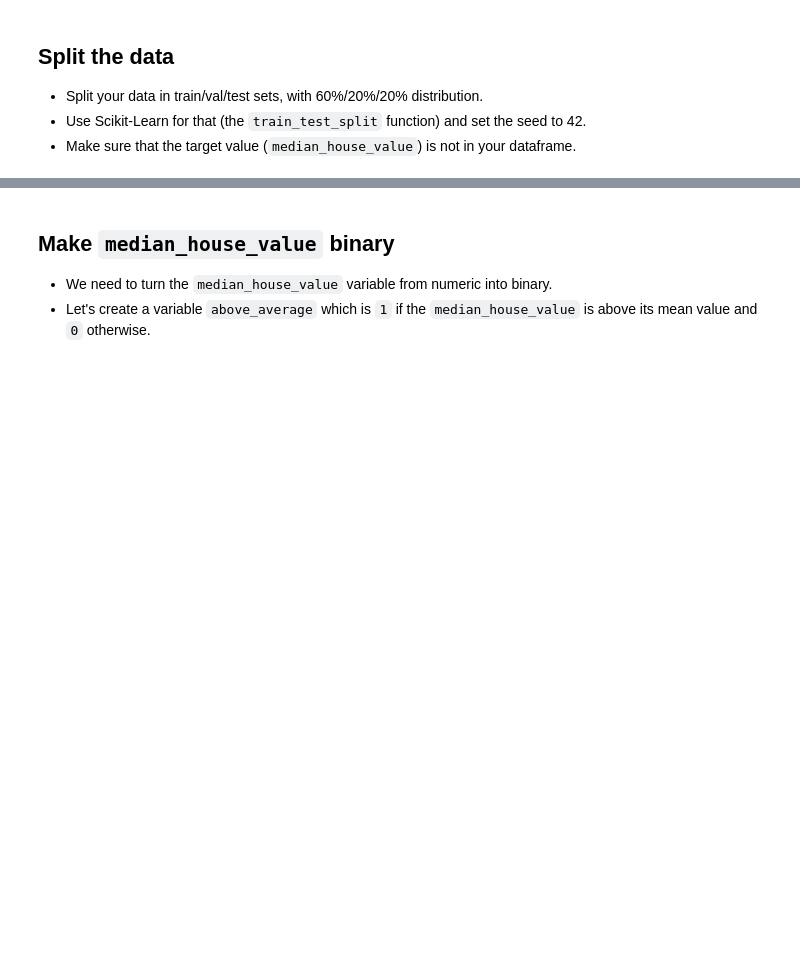
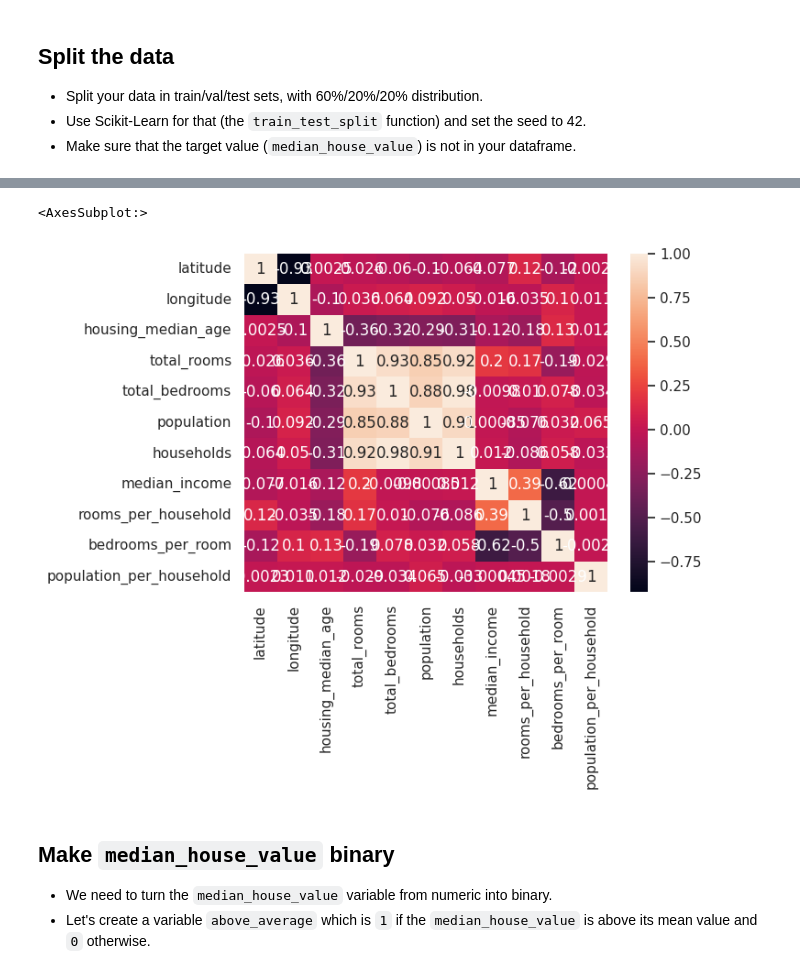
Before and after one commit to jvscursulim/mlzoomcamp2022_jvscursulim, a Jupyter notebook: 03-classification/homework/homework03.ipynb, the cells around one changed output, grey strips where cells are left out. Saved outputs shown, nothing was run; the diff lists cells and outputs as text; code cells hidden in the pictures; blank space fills up the shorter version.

```diff
--- a/03-classification/homework/homework03.ipynb
+++ b/03-classification/homework/homework03.ipynb
@@ -42,3 +45,17 @@ FEATURES = ["latitude",
 * Create a new column `bedrooms_per_room` by dividing the column `total_bedrooms` by the column `total_rooms` from dataframe.
 
 * Create a new column `population_per_household` by dividing the column `population` by the column `households` from dataframe.
+# %%
+COLUMNS = ["latitude",
+            "longitude",
+            "housing_median_age",
+            "total_rooms",
+            "total_bedrooms",
+            "population",
+            "households",
+            "median_income",
+            "median_house_value",
+            "ocean_proximity"]
+# %%
+df = pd.read_csv("/home/jvictor/vs_code/mlzoomcamp2022_jvscursulim/03-classification/data/housing.csv")
+df.head()
@@ -44,0 +69,6 @@ FEATURES = ["latitude",
+# %%
+data = df[COLUMNS].copy()
+data["rooms_per_household"] = data["total_rooms"] / data["households"]
+data["bedrooms_per_room"] = data["total_bedrooms"] / data["total_rooms"]
+data["population_per_household"] = data["population"] / data["households"]
+data.head()
@@ -59,6 +101,15 @@ Options:
 * Split your data in train/val/test sets, with 60%/20%/20% distribution.
 * Use Scikit-Learn for that (the `train_test_split` function) and set the seed to 42.
 * Make sure that the target value (`median_house_value`) is not in your dataframe.
+# %%
+TARGET = "median_house_value"
+FEATURES = [col for col in data.columns if col != TARGET]
+train_size = 0.6
+val_size = 0.2
+test_size = 0.2
+
+X_train, X_test, y_train, y_test = train_test_split(data[FEATURES], data[TARGET], test_size=test_size, random_state=42)
+X_train, X_val, y_train, y_val = train_test_split(X_train, y_train, test_size=val_size/(test_size+train_size), random_state=42)
 # %% [markdown]
 ## Question 2
 
@@ -75,3 +141,8 @@ Options:
+# %%
+sns.heatmap(X_train.corr(), annot=True)
+# %% [output]
+<AxesSubplot:>
+[figure, added]
 # %% [markdown]
 ## Make `median_house_value` binary
 
```
Also changed, not shown: parts of 32 cells of this notebook.
